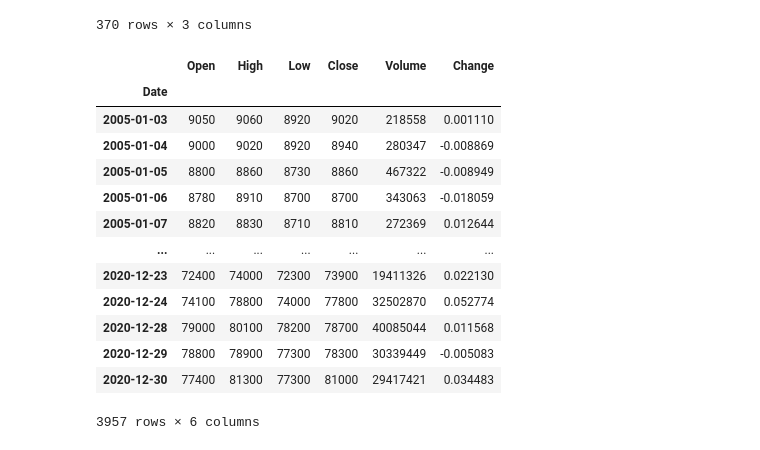
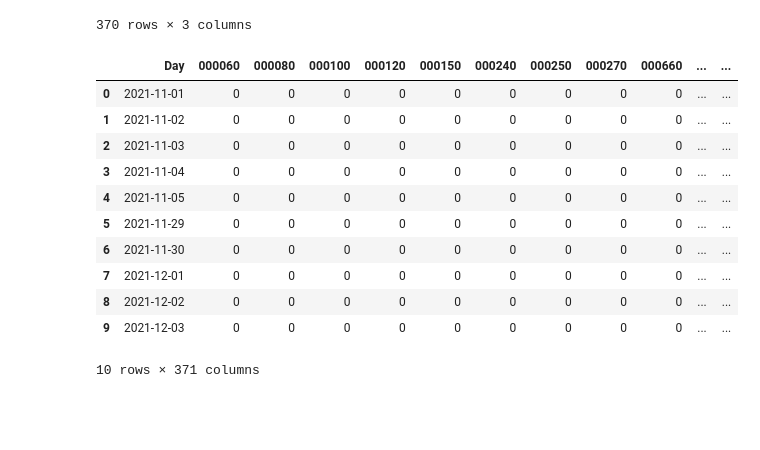
Before and after one commit to LoveDH/dacon-projects, a Jupyter notebook: 주식_종료_가격_예측/stock_prediction_lstm.ipynb, the cells around one changed output. Saved outputs shown, nothing was run; the diff lists cells and outputs as text; code cells hidden in the pictures; blank space fills up the shorter version.

```diff
--- a/주식_종료_가격_예측/stock_prediction_lstm.ipynb
+++ b/주식_종료_가격_예측/stock_prediction_lstm.ipynb
@@ -21,24 +30,19 @@ stock_list
 | 368 | 크리스에프앤씨 | 110790 | KOSDAQ |
 | 369 | 쎄트렉아이 | 099320 | KOSDAQ |
 370 rows × 3 columns
-# %%
-start_date = '20050101'
-end_date = '20201231'
-sample_code = '005930'
-stock = fdr.DataReader(sample_code, start = start_date, end = end_date)
-stock
-# %% [output]
-|  | Open | High | Low | Close | Volume | Change |
-| Date |  |  |  |  |  |  |
-| 2005-01-03 | 9050 | 9060 | 8920 | 9020 | 218558 | 0.001110 |
-| 2005-01-04 | 9000 | 9020 | 8920 | 8940 | 280347 | -0.008869 |
-| 2005-01-05 | 8800 | 8860 | 8730 | 8860 | 467322 | -0.008949 |
-| 2005-01-06 | 8780 | 8910 | 8700 | 8700 | 343063 | -0.018059 |
-| 2005-01-07 | 8820 | 8830 | 8710 | 8810 | 272369 | 0.012644 |
-| ... | ... | ... | ... | ... | ... | ... |
-| 2020-12-23 | 72400 | 74000 | 72300 | 73900 | 19411326 | 0.022130 |
-| 2020-12-24 | 74100 | 78800 | 74000 | 77800 | 32502870 | 0.052774 |
-| 2020-12-28 | 79000 | 80100 | 78200 | 78700 | 40085044 | 0.011568 |
-| 2020-12-29 | 78800 | 78900 | 77300 | 78300 | 30339449 | -0.005083 |
-| 2020-12-30 | 77400 | 81300 | 77300 | 81000 | 29417421 | 0.034483 |
-3957 rows × 6 columns
+# %%
+sub = pd.read_csv('data/sample_submission.csv')
+sub
+# %% [output]
+|  | Day | 000060 | 000080 | 000100 | 000120 | 000150 | 000240 | 000250 | 000270 | 000660 | ... | ... |
+| 0 | 2021-11-01 | 0 | 0 | 0 | 0 | 0 | 0 | 0 | 0 | 0 | ... | ... |
+| 1 | 2021-11-02 | 0 | 0 | 0 | 0 | 0 | 0 | 0 | 0 | 0 | ... | ... |
+| 2 | 2021-11-03 | 0 | 0 | 0 | 0 | 0 | 0 | 0 | 0 | 0 | ... | ... |
+| 3 | 2021-11-04 | 0 | 0 | 0 | 0 | 0 | 0 | 0 | 0 | 0 | ... | ... |
+| 4 | 2021-11-05 | 0 | 0 | 0 | 0 | 0 | 0 | 0 | 0 | 0 | ... | ... |
+| 5 | 2021-11-29 | 0 | 0 | 0 | 0 | 0 | 0 | 0 | 0 | 0 | ... | ... |
+| 6 | 2021-11-30 | 0 | 0 | 0 | 0 | 0 | 0 | 0 | 0 | 0 | ... | ... |
+| 7 | 2021-12-01 | 0 | 0 | 0 | 0 | 0 | 0 | 0 | 0 | 0 | ... | ... |
+| 8 | 2021-12-02 | 0 | 0 | 0 | 0 | 0 | 0 | 0 | 0 | 0 | ... | ... |
+| 9 | 2021-12-03 | 0 | 0 | 0 | 0 | 0 | 0 | 0 | 0 | 0 | ... | ... |
+10 rows × 371 columns
```
Also changed, not shown: parts of 11 cells of this notebook, 1 other file.
